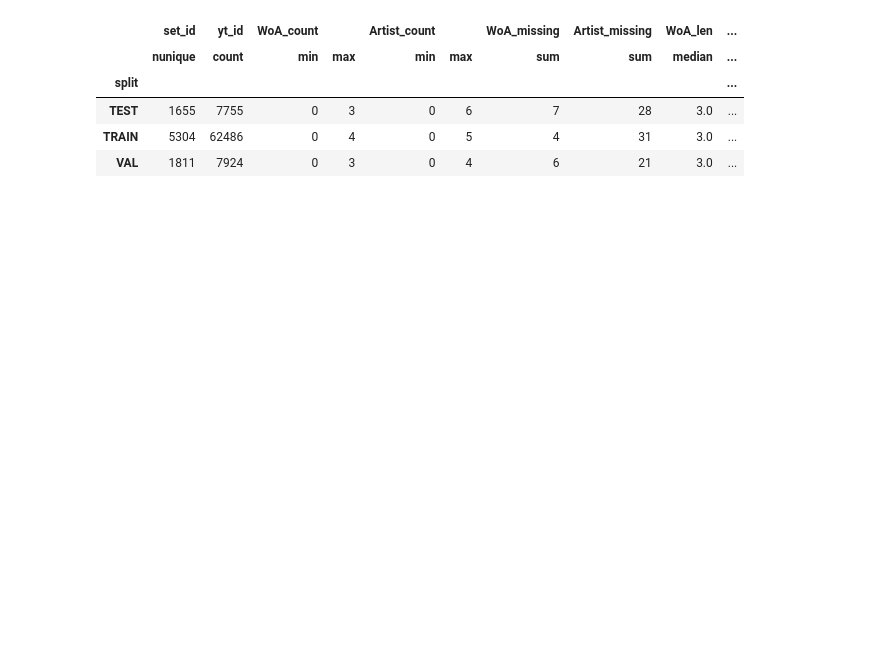
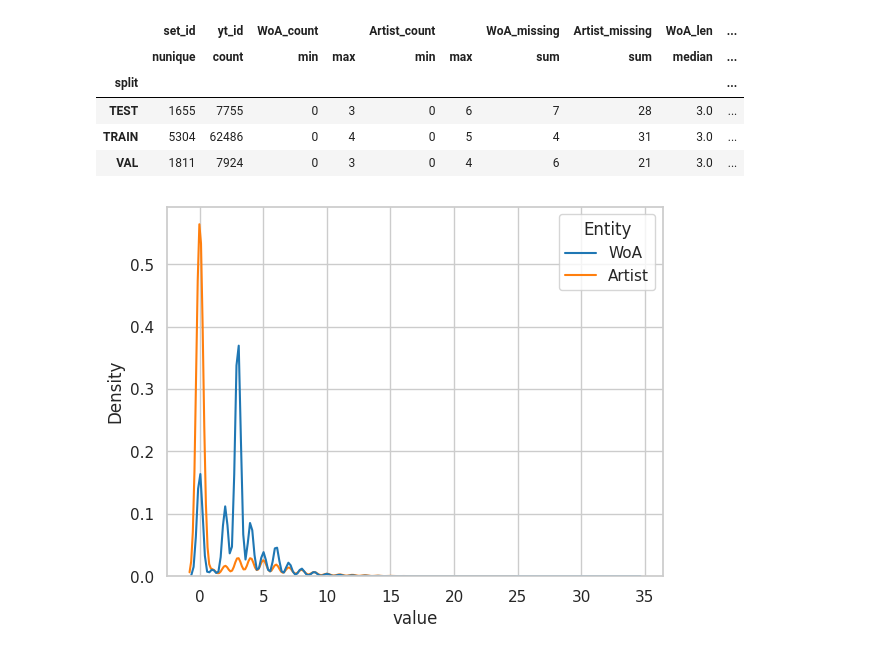
Before and after one commit to progsi/YTUnCoverLLM, a Jupyter notebook: notebooks/dataset.ipynb, the cells around one changed output. Drawn from its saved outputs; the diff is of its cells as text; code cells hidden in the pictures; blank space fills up the shorter version.

```diff
--- a/notebooks/dataset.ipynb
+++ b/notebooks/dataset.ipynb
@@ -42,3 +42,20 @@ data[
 | TEST | 1655 | 7755 | 0 | 3 | 0 | 6 | 7 | 28 | 3.0 | ... |
 | TRAIN | 5304 | 62486 | 0 | 4 | 0 | 5 | 4 | 31 | 3.0 | ... |
 | VAL | 1811 | 7924 | 0 | 3 | 0 | 4 | 6 | 21 | 3.0 | ... |
+# %%
+import seaborn as sns
+import matplotlib.pyplot as plt
+
+sns.set_style("whitegrid")
+sns.set_context("notebook")  # Increases font sizes for presentations
+sns.kdeplot(
+    pd.melt(
+        data[["yt_id", "WoA_start", "Artist_start"]].rename(columns={"WoA_start": "WoA", "Artist_start": "Artist"}),
+        var_name="Entity", id_vars="yt_id", value_vars=["WoA", "Artist"]),
+    hue="Entity",
+    x="value"
+)
+plt.savefig("../figures/kde_startindex.pdf")
+plt.show()
+# %% [output]
+[figure, added]
```
Also changed, not shown: parts of 2 cells of this notebook, 2 other files.
